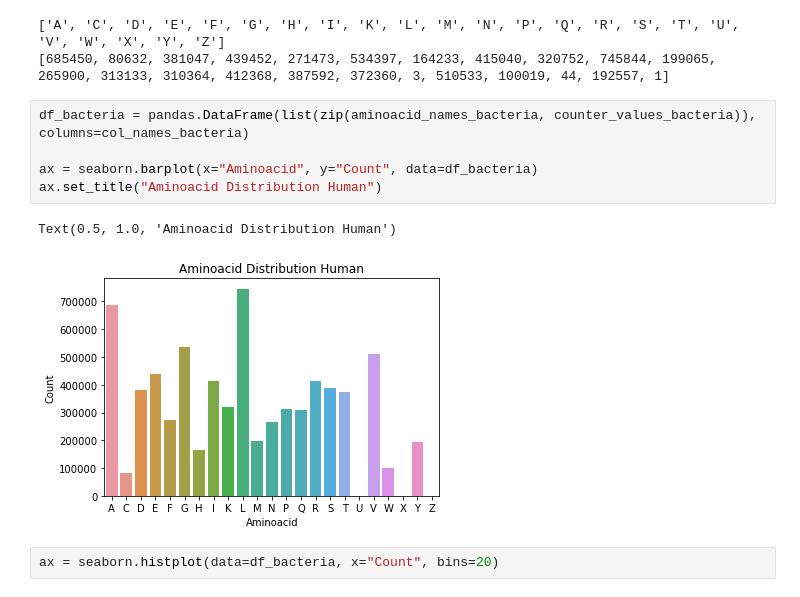
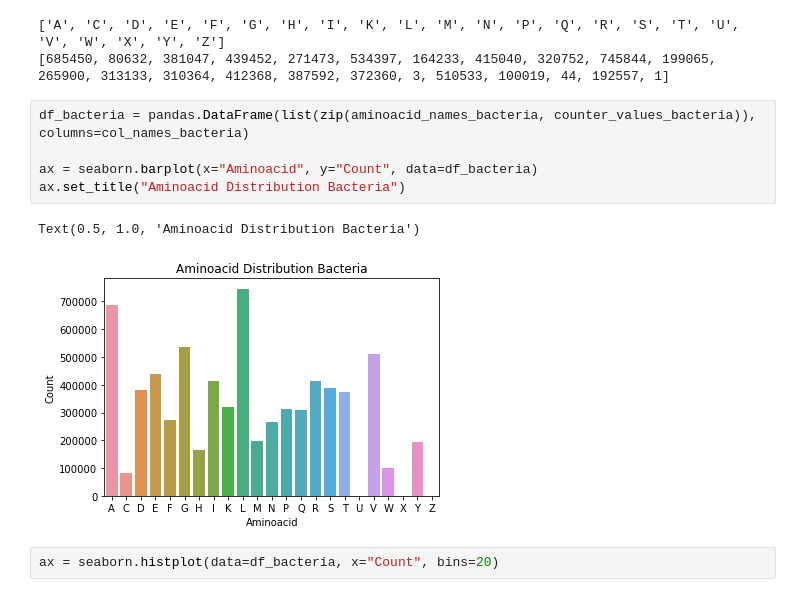
Before and after one commit to fufezan-lab/advanced_python_2021-22_HD, a Jupyter notebook: notebooks/02.exercise_find_the_prots.ipynb, the cells around one changed output. Drawn from its saved outputs; the diff is of its cells as text.

```diff
--- a/notebooks/02.exercise_find_the_prots.ipynb
+++ b/notebooks/02.exercise_find_the_prots.ipynb
@@ -138,11 +138,11 @@ print(counter_values_bacteria)
 # %%
 df_bacteria = pandas.DataFrame(list(zip(aminoacid_names_bacteria, counter_values_bacteria)), columns=col_names_bacteria)
 
 ax = seaborn.barplot(x="Aminoacid", y="Count", data=df_bacteria)
-ax.set_title("Aminoacid Distribution Human")
+ax.set_title("Aminoacid Distribution Bacteria")
 # %% [output]
-Text(0.5, 1.0, 'Aminoacid Distribution Human')
+Text(0.5, 1.0, 'Aminoacid Distribution Bacteria')
-[figure, old version]
+[figure, new version]
 # %%
 ax = seaborn.histplot(data=df_bacteria, x="Count", bins=20)
 # %% [output]
```
